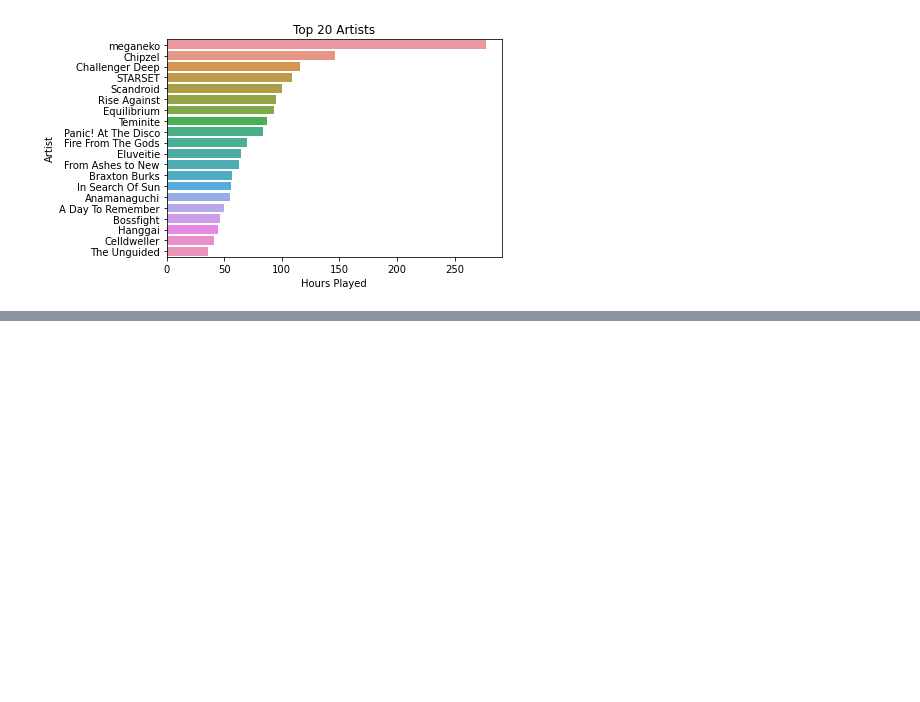
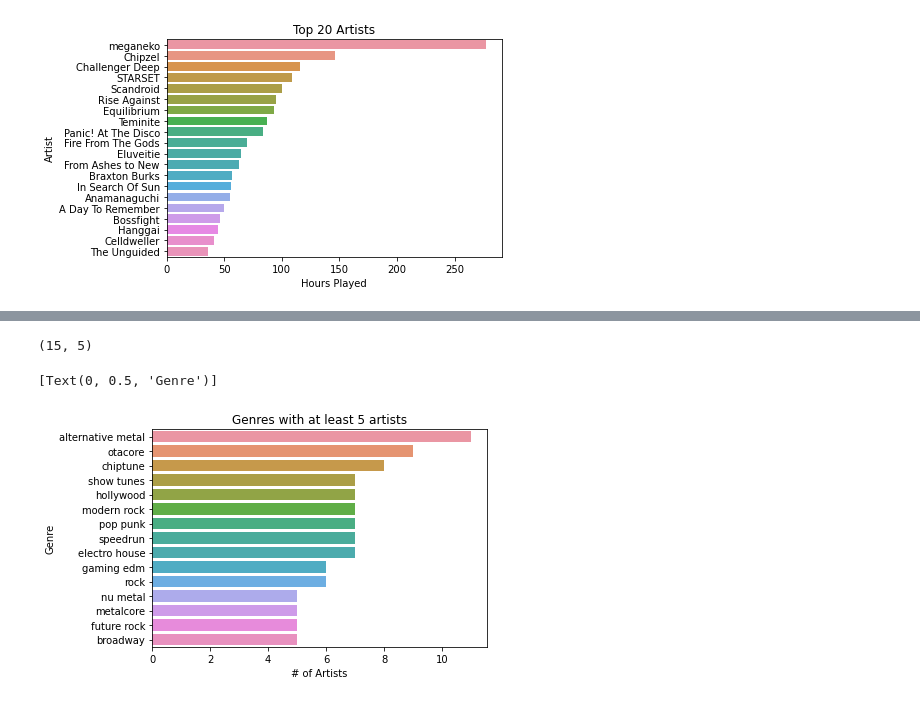
Before and after one commit to Duke02/Spotify-Listening-Analysis, a Jupyter notebook: Related-Artists.ipynb, the cells around one changed output, grey strips where cells are left out. Drawn from its saved outputs; the diff is of its cells as text; code cells hidden in the pictures; blank space fills up the shorter version.

```diff
--- a/Related-Artists.ipynb
+++ b/Related-Artists.ipynb
@@ -71,0 +84,9 @@ ax.set(xlabel='Hours Played')
+# %%
+n_artists: int = 100
+limited_artists = artist_df.sort_values(by='hrsPlayed', ascending=False)[:n_artists]
+artists = [sp.search(q=artist, limit=1, type='artist')['artists']['items'][0] for artist in limited_artists['artist']]
+# %%
+artists_big_df_raw = pd.DataFrame.from_records(artists, index='id', exclude=['external_urls', 'followers', 'href', 'images', 'type'])
+artists_big_df_raw['id'] = artists_big_df_raw.index
+artists_big_df = artists_big_df_raw.explode('genres').drop_duplicates()
+artists_big_df.head()
@@ -71,0 +101,4 @@ ax.set(xlabel='Hours Played')
+# %%
+genres_df = artists_big_df.groupby('genres').count().sort_values(by='id', ascending=False)
+genres_df['genre'] = genres_df.index
+genres_df.head()
@@ -71,0 +113,13 @@ ax.set(xlabel='Hours Played')
+# %%
+plotted_genres = genres_df[genres_df['id'] >= 5]
+plotted_genres.shape
+# %% [output]
+(15, 5)
+# %%
+ax = sns.barplot(data=plotted_genres, x='id', y='genre', orient='h')
+ax.set(title='Genres with at least 5 artists')
+ax.set(xlabel='# of Artists')
+ax.set(ylabel='Genre')
+# %% [output]
+[Text(0, 0.5, 'Genre')]
+[figure, added]
```
Also changed, not shown: parts of 10 cells of this notebook, 1 other file.
